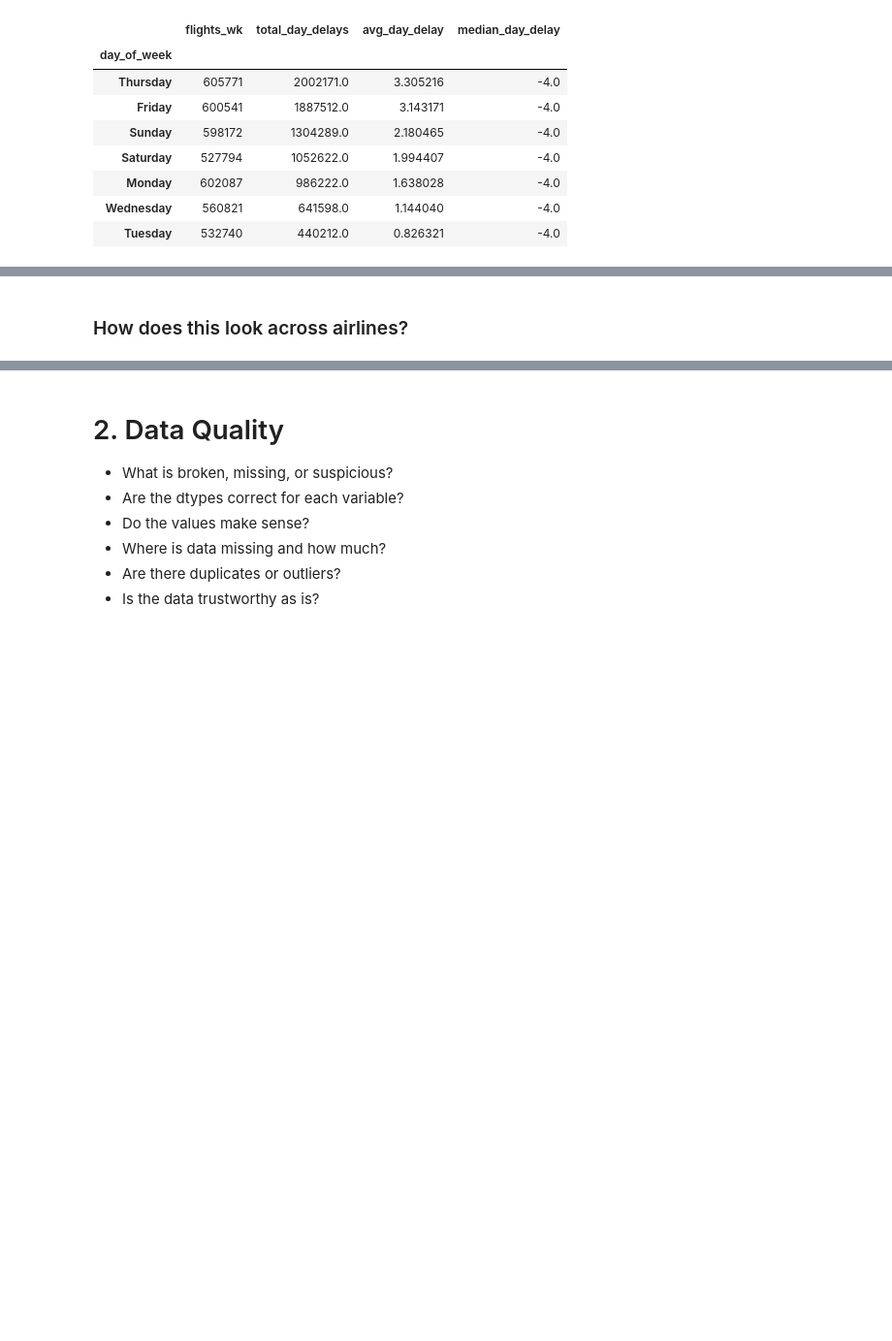
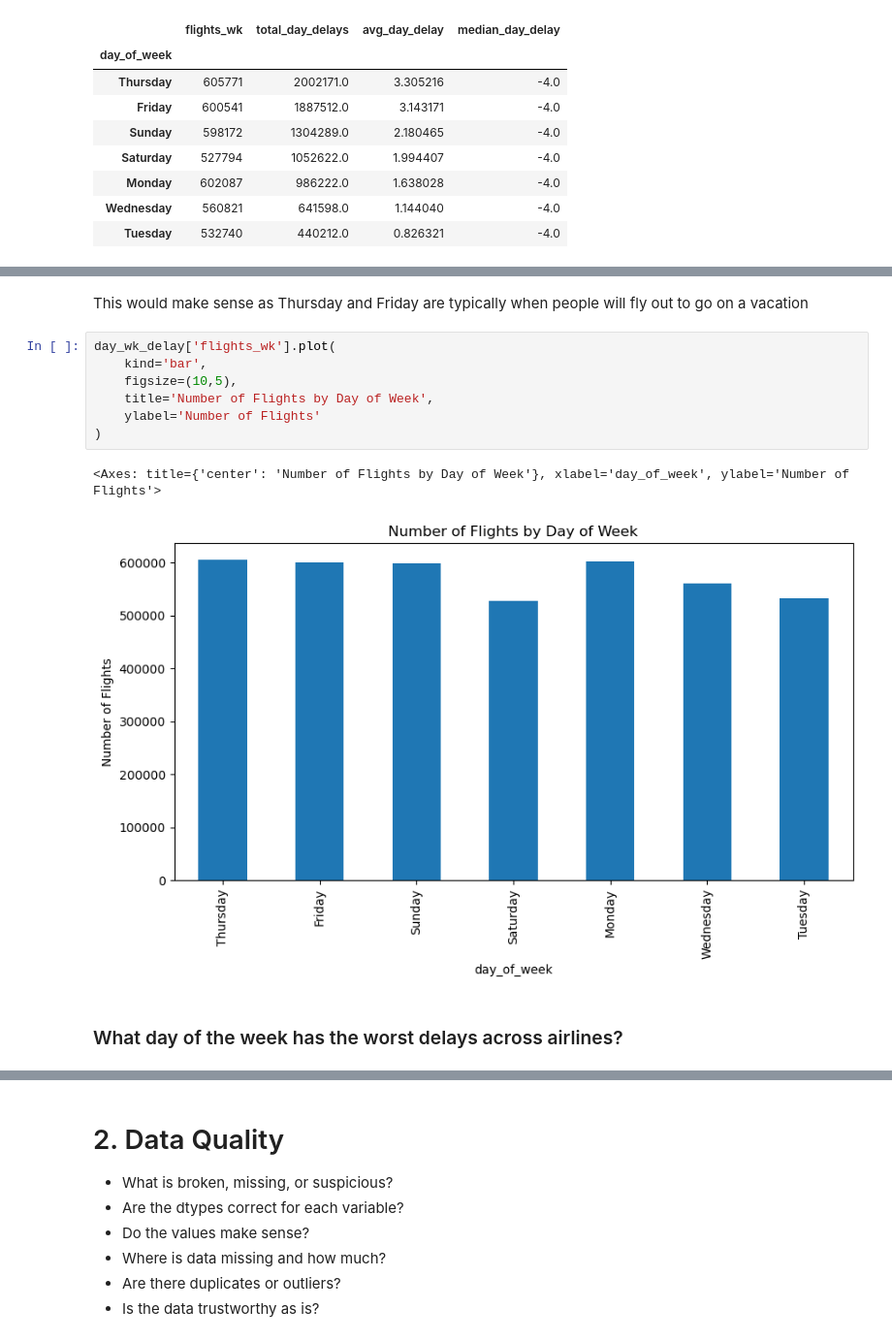
Before and after one commit to oubrando/eda-project, a Jupyter notebook: notebooks/Trace_Recon.ipynb, the cells around one changed output, grey strips where cells are left out. Shown at 97% size. Drawn from its saved outputs; the diff is of its cells as text; blank space fills up the shorter version.

```diff
--- a/notebooks/Trace_Recon.ipynb
+++ b/notebooks/Trace_Recon.ipynb
@@ -904,5 +950,17 @@ plot
+# %% [markdown]
+This would make sense as Thursday and Friday are typically when people will fly out to go on a vacation
+# %%
+day_wk_delay['flights_wk'].plot(
+    kind='bar',
+    figsize=(10,5),
+    title='Number of Flights by Day of Week',
+    ylabel='Number of Flights'
+)
+# %% [output]
+<Axes: title={'center': 'Number of Flights by Day of Week'}, xlabel='day_of_week', ylabel='Number of Flights'>
+[figure, added]
 # %% [markdown]
-### How does this look across airlines?
+### What day of the week has the worst delays across airlines?
 # %%
 df = df.copy()
 df['day_of_week'] = df['FlightDate'].dt.day_name()
```
Also changed, not shown: parts of 18 cells of this notebook.
